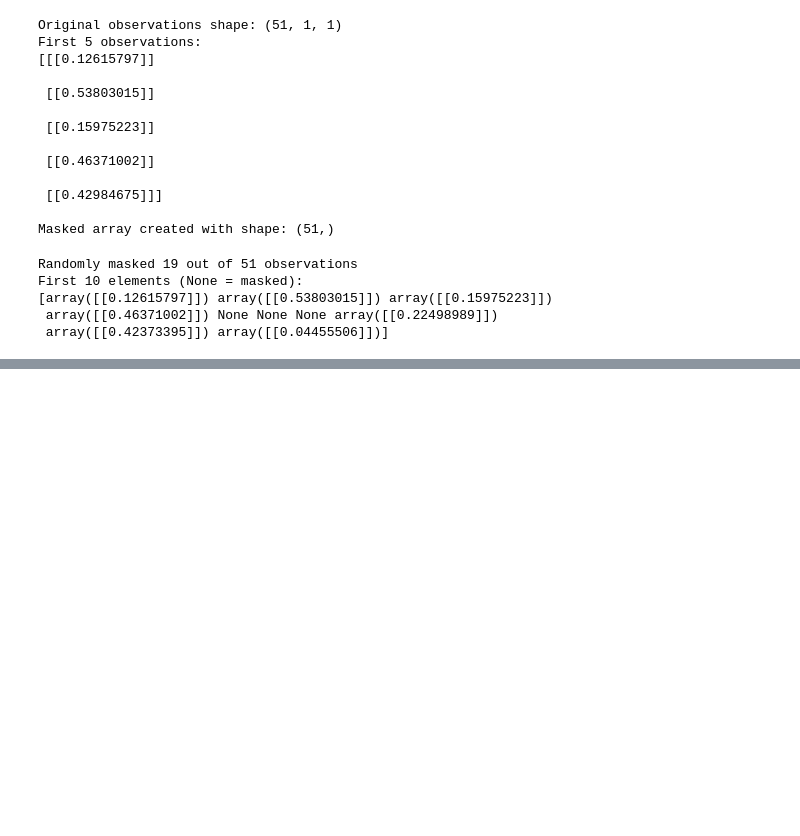
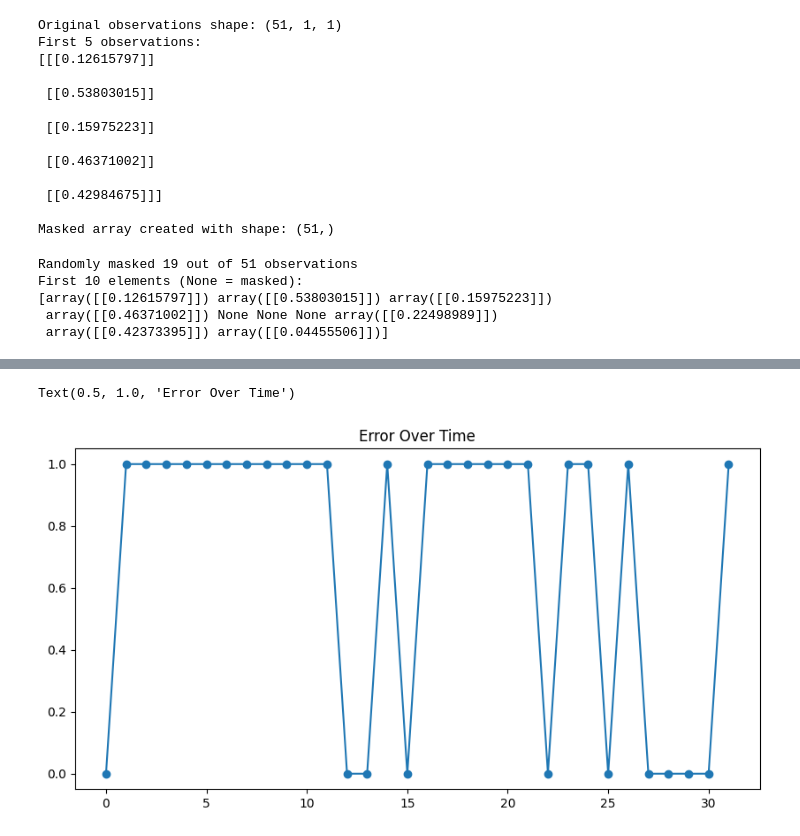
Before and after one commit to LielAzran96/B-CUC, a Jupyter notebook: debug_test_liel.ipynb, the cells around one changed output, grey strips where cells are left out. Saved outputs shown, nothing was run; the diff lists cells and outputs as text; code cells hidden in the pictures; blank space fills up the shorter version.

```diff
--- a/debug_test_liel.ipynb
+++ b/debug_test_liel.ipynb
@@ -282,0 +301,17 @@ print_mask_pattern(masked_custom, timestamps)
+# %%
+from models.linear_model import LinearModel_Estimator
+from calibrator_module.BCUC_calibrator import BCUC_Calibrator
+from models.model_utils import params
+
+data = np.load("observations/first_person/observations_sinusoidal_for_Q0.5_initialModel_0.1.npz")
+masked_observations = mask_observations(data['observations'])
+actions = data['actions']
+
+patient_1_model = LinearModel_Estimator(**params) #Q_initial = 0.1
+print(f"Initial Q matrix: {patient_1_model.Q}")
+print(f"wanted Q matrix: 0.5")
+calibrator = BCUC_Calibrator(patient_1_model)  # Note: Capital 'C' in Calibrator
+patient_1_calibrater = calibrator.calibrate_model(masked_observations, actions)
+boolFlag = patient_1_model is patient_1_calibrater
+
+print(f"calibrated Q :{patient_1_calibrater.Q}")
@@ -282,0 +336,9 @@ print_mask_pattern(masked_custom, timestamps)
+# %%
+import matplotlib.pyplot as plt
+# Plot the calibrated quantile over time
+plt.figure(figsize=(10, 5))
+plt.plot(calibrator.conformal_p_control.E, label='array of errors', marker='o')
+plt.title('Error Over Time')
+# %% [output]
+Text(0.5, 1.0, 'Error Over Time')
+[figure, added]
```
Also changed, not shown: parts of 12 cells of this notebook, 26 other files.
